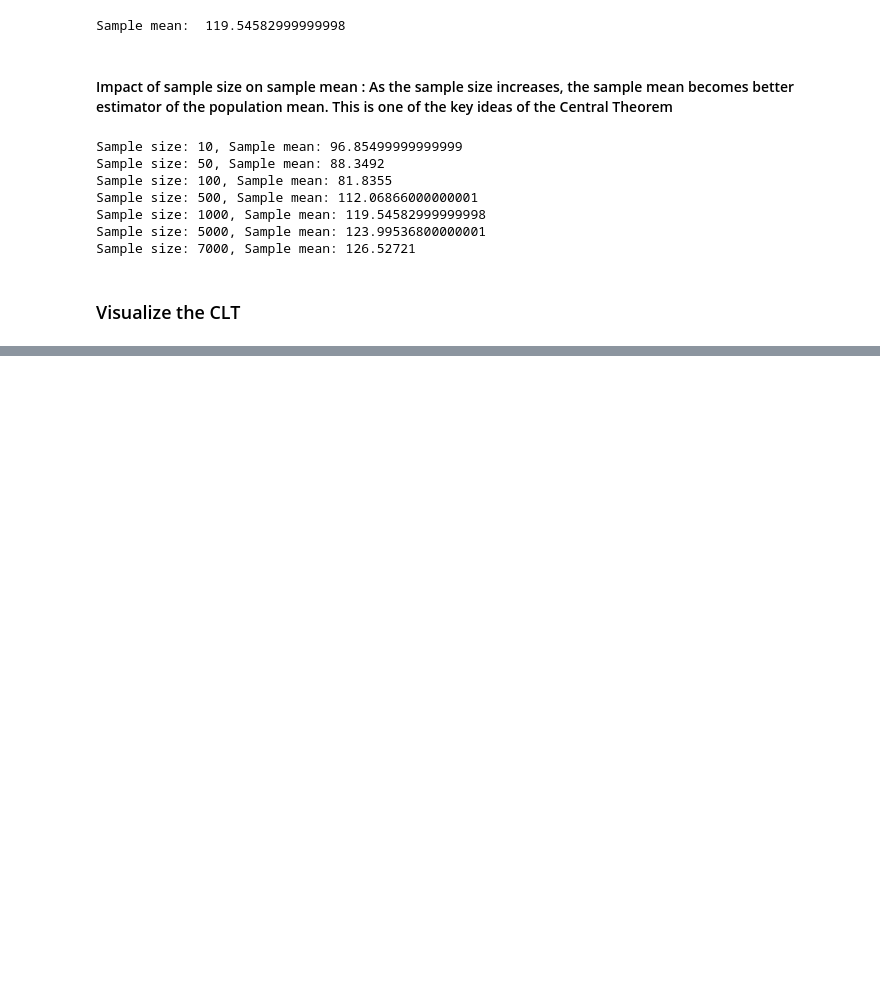
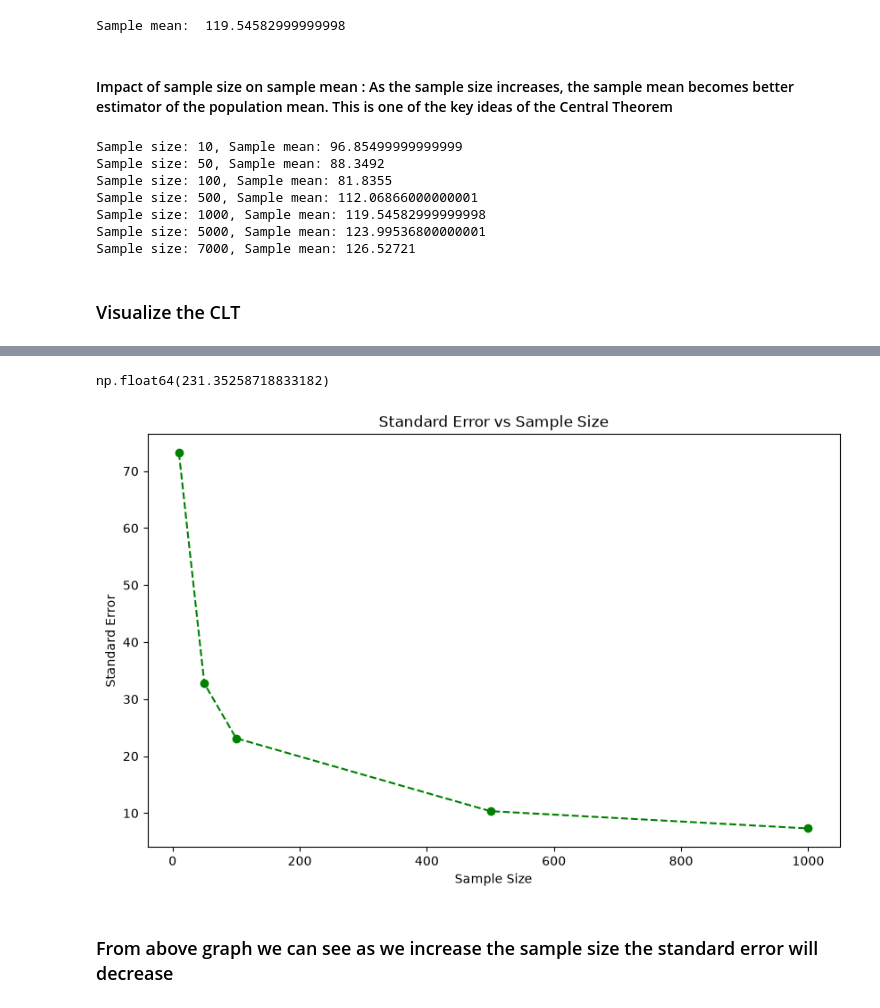
Before and after one commit to dhirajudhani/Maths-for-Data-Science, a Jupyter notebook: Central_Limit_Theorem.ipynb, the cells around one changed output, grey strips where cells are left out. Saved outputs shown, nothing was run; the diff lists cells and outputs as text; code cells hidden in the pictures; blank space fills up the shorter version.

```diff
--- a/Central_Limit_Theorem.ipynb
+++ b/Central_Limit_Theorem.ipynb
@@ -94,0 +132,20 @@ visualize_clt(data['amt'], sample_size=7000, num_samples=1000)
+# %%
+
+population_std = data['amt'].std()
+population_std
+# %% [output]
+np.float64(231.35258718833182)
+# %%
+sample_sizes = [10, 50, 100, 500, 1000]
+standard_errors = [population_std/np.sqrt(sample_size) for sample_size in sample_sizes]
+
+plt.figure(figsize=(10,6))
+plt.plot(sample_sizes, standard_errors, marker = 'o', linestyle = '--', color= 'green')
+plt.title("Standard Error vs Sample Size")
+plt.xlabel('Sample Size')
+plt.ylabel('Standard Error')
+plt.show()
+# %% [output]
+[figure, added]
+# %% [markdown]
+### From above graph we can see as we increase the sample size the standard error will decrease
```
Also changed, not shown: parts of 6 cells of this notebook.
